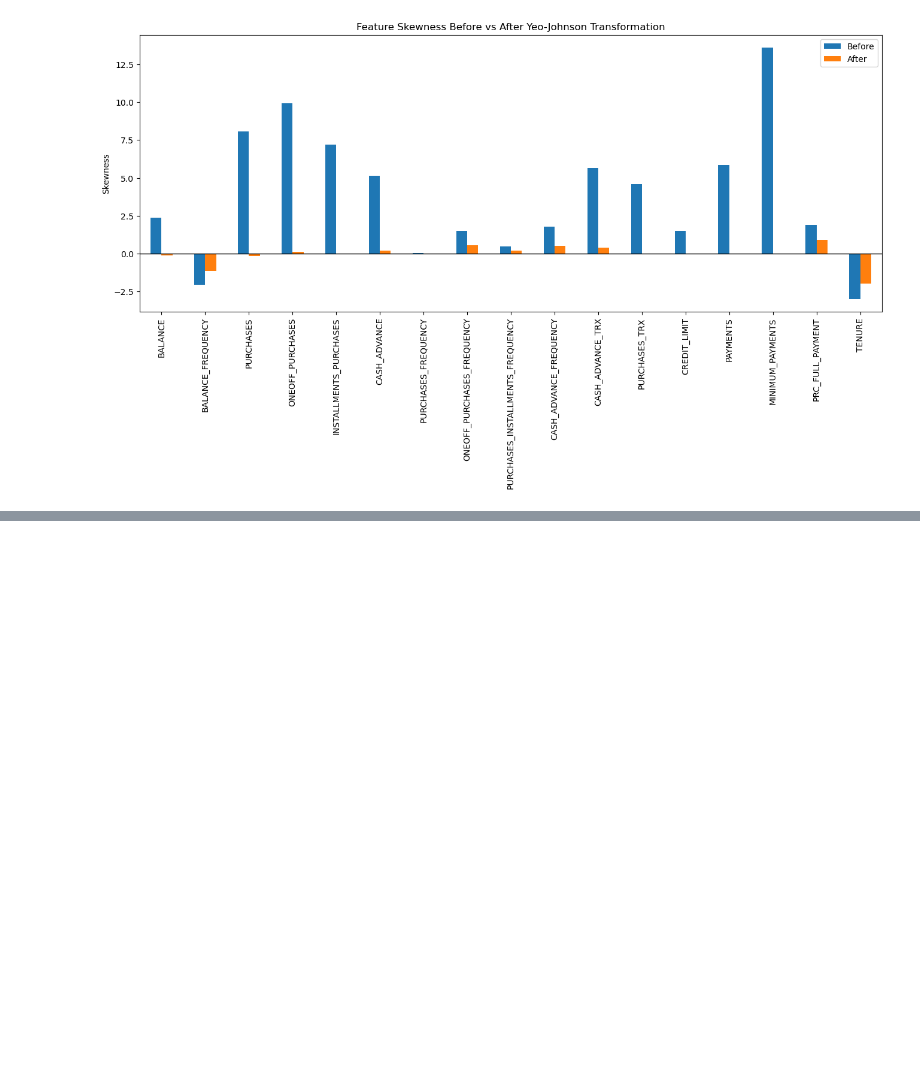
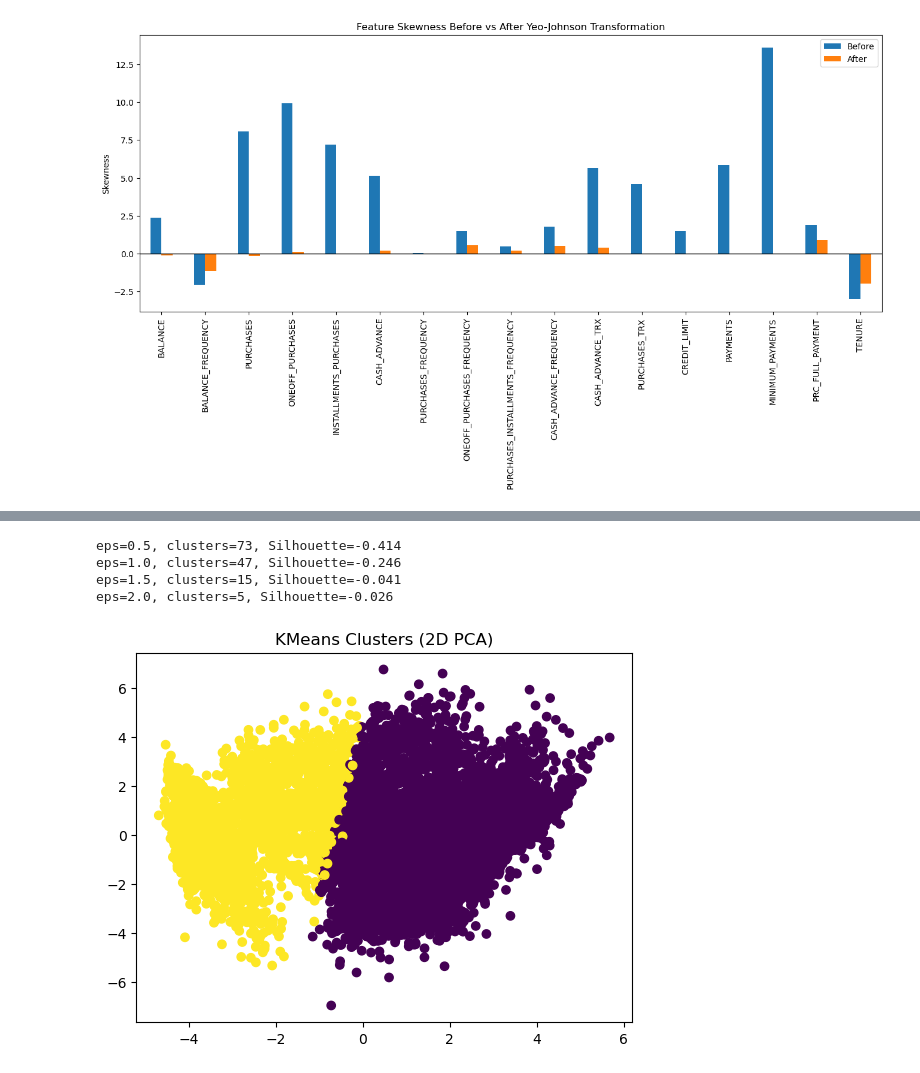
Before and after one commit to navaneethakrishnanms/Unsupervised-learning-clustering-part-1, a Jupyter notebook: task.ipynb, the cells around one changed output, grey strips where cells are left out. Cells and saved outputs as stored; diff of their text form; code cells hidden in the pictures; blank space fills up the shorter version.

```diff
--- a/task.ipynb
+++ b/task.ipynb
@@ -244,0 +234,13 @@ plt.show()
+# %%
+from sklearn.cluster import KMeans
+
+kmeans = KMeans(
+    n_clusters=2,
+    init='k-means++',
+    n_init=20,
+    max_iter=500,
+    random_state=42,
+    tol=1e-4
+)
+
+kmeans_labels = kmeans.fit_predict(X_pca)
@@ -244,0 +341,17 @@ plt.show()
+# %%
+for eps in [0.5, 1.0, 1.5, 2.0]:
+    db = DBSCAN(eps=eps, min_samples=5)
+    labels = db.fit_predict(X_pca)
+    if len(set(labels)) > 1:
+        print(f"eps={eps}, clusters={len(set(labels))}, Silhouette={silhouette_score(X_pca, labels):.3f}")
+# %% [output]
+eps=0.5, clusters=73, Silhouette=-0.414
+eps=1.0, clusters=47, Silhouette=-0.246
+eps=1.5, clusters=15, Silhouette=-0.041
+eps=2.0, clusters=5, Silhouette=-0.026
+# %%
+plt.scatter(X_pca[:,0], X_pca[:,1], c=kmeans_labels, cmap="viridis")
+plt.title("KMeans Clusters (2D PCA)")
+plt.show()
+# %% [output]
+[figure, added]
```
Also changed, not shown: parts of 14 cells of this notebook, 3 other files.
